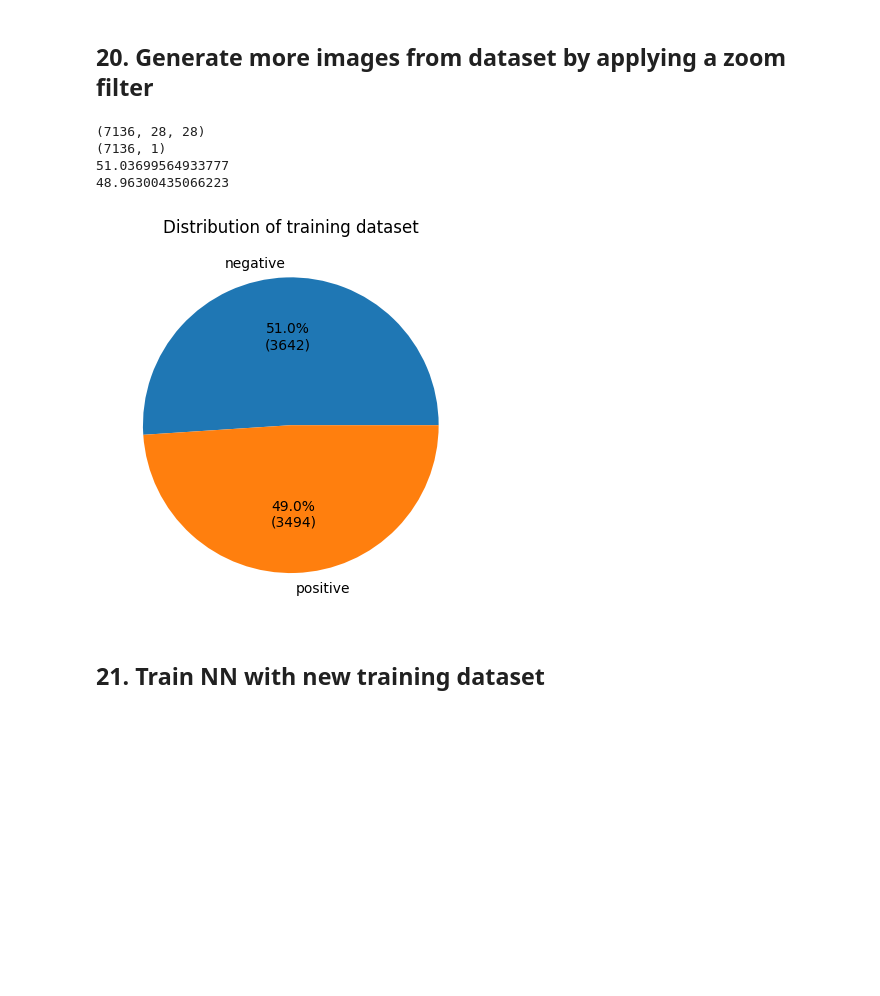
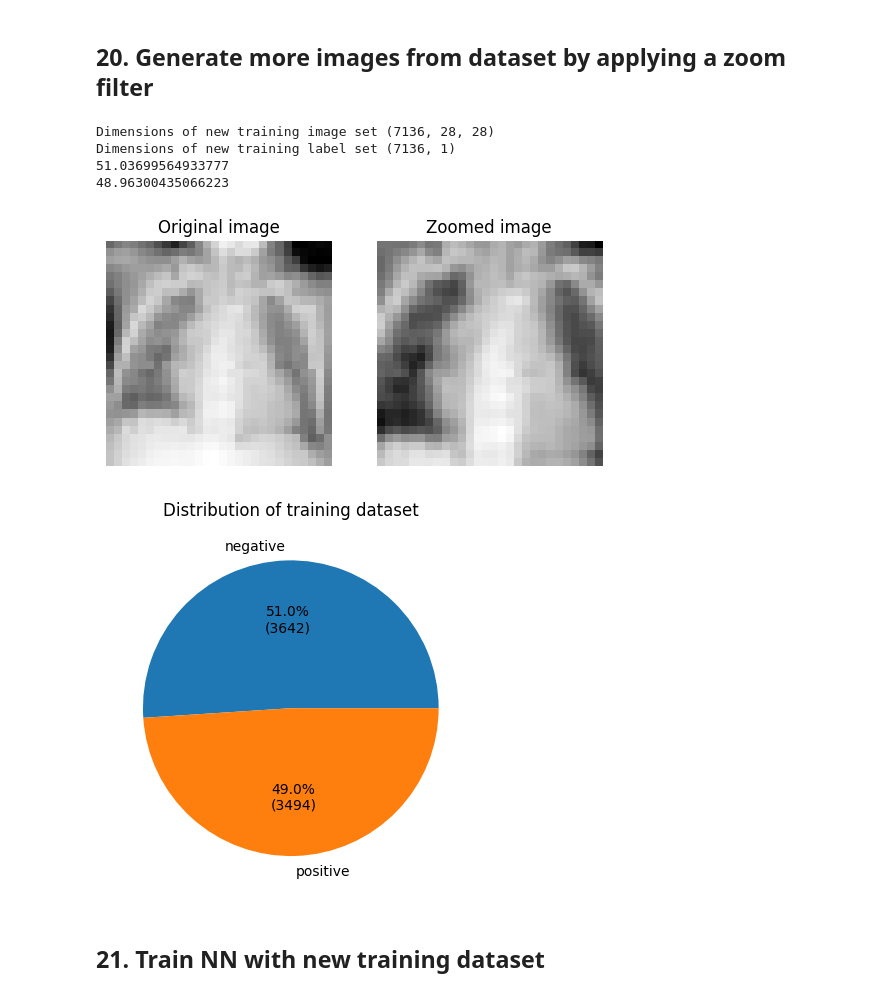
Before and after one commit to alexngys/AMLS_23-24_SN20000879, a Jupyter notebook: A/train.ipynb, the cells around one changed output. Saved outputs shown, nothing was run; the diff lists cells and outputs as text; code cells hidden in the pictures; blank space fills up the shorter version.

Commit message:
[FEAT] Add zoomed image comparsion

```diff
--- a/A/train.ipynb
+++ b/A/train.ipynb
@@ -383,43 +383,66 @@ plt.show()
 # %% [markdown]
 ## 20. Generate more images from dataset by applying a zoom filter
 # %%
+def zoomImageShow(image, zoom_level):
+  height, width = np.shape(image)
+  zoom_tuple = (zoom_level,) * 2 + (1,) * (image.ndim - 2)
+  # Bounding box of the zoomed-in region within the input array
+  zh = int(np.round(height / zoom_level))
+  zw = int(np.round(width / zoom_level))
+  top = (height - zh) // 2
+  left = (width - zw) // 2
+
+  out = zoom(image[top:top+zh, left:left+zw], zoom_tuple)
+
+  # `out` might still be slightly larger than `img` due to rounding, so
+  # trim off any extra pixels at the edges
+  trim_top = ((out.shape[0] - height) // 2)
+  trim_left = ((out.shape[1] - width) // 2)
+  out = out[trim_top:trim_top+height, trim_left:trim_left+width]
+  fig, (ax1, ax2) = plt.subplots(1, 2)
+  ax1.imshow(image, cmap="gray")
+  ax1.axis("off")
+  ax1.set_title("Original image")
+  ax2.imshow(out, cmap="gray")
+  ax2.axis("off")
+  ax2.set_title("Zoomed image")
+  fig.subplots_adjust(top=1.4)
+
+zoomImageShow(train_images[0],1.3)
+
 def generateZoomImages(images_array, labels_array, zoom_levels):
   height, width = np.shape(images_array[0])
   new_images = images_array
   new_labels = labels_array
   for i in zoom_levels:
     zoom_tuple = (i,) * 2 + (1,) * (images_array[0].ndim - 2)
     for j in range(len(labels_array)):
         if labels_array[j][0] == 0:
-          # Bounding box of the zoomed-in region within the input array
           zh = int(np.round(height / i))
           zw = int(np.round(width / i))
           top = (height - zh) // 2
           left = (width - zw) // 2
-
           out = zoom(images_array[j][top:top+zh, left:left+zw], zoom_tuple)
-
-          # `out` might still be slightly larger than `img` due to rounding, so
-          # trim off any extra pixels at the edges
           trim_top = ((out.shape[0] - height) // 2)
           trim_left = ((out.shape[1] - width) // 2)
           out = out[trim_top:trim_top+height, trim_left:trim_left+width]
           new_images = np.append(new_images, [out], axis=0)
           new_labels = np.append(new_labels,[labels_array[j]], axis=0)
 
   return new_images, new_labels
 
 
 new_train_images, new_train_labels = generateZoomImages(train_images, train_labels, [1.1, 1.2])
-print(np.shape(new_train_images))
-print(np.shape(new_train_labels))
+print("Dimensions of new training image set",np.shape(new_train_images))
+print("Dimensions of new training label set",np.shape(new_train_labels))
 getClassDistribution(new_train_labels, "Distribution of training dataset")
 # %% [output]
-(7136, 28, 28)
-(7136, 1)
+Dimensions of new training image set (7136, 28, 28)
+Dimensions of new training label set (7136, 1)
 51.03699564933777
 48.96300435066223
-[figure, old version]
+[figure, new version]
+[figure, added]
 # %% [markdown]
 ## 21. Train NN with new training dataset
 # %%
```
